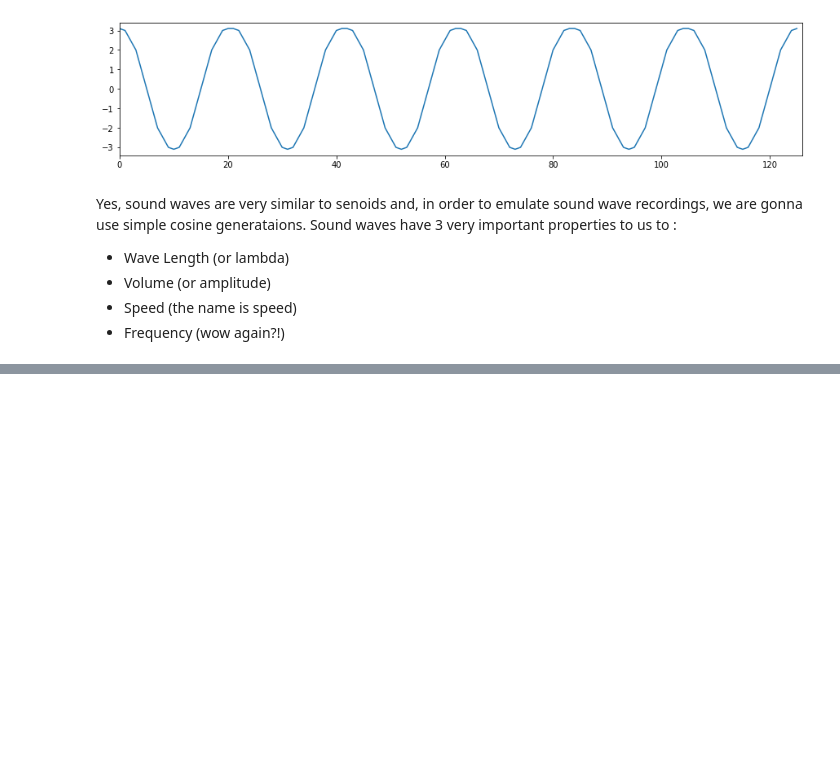
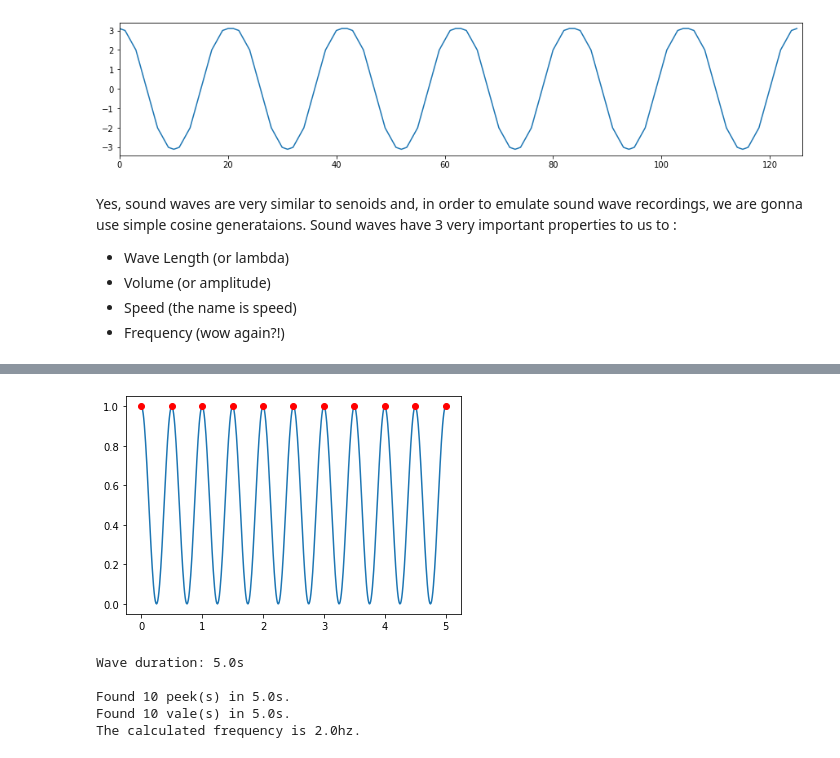
Before and after one commit to pedrogyrao/math_music, a Jupyter notebook: Text One.ipynb, the cells around one changed output, grey strips where cells are left out. Cells and saved outputs as stored; diff of their text form; code cells hidden in the pictures; blank space fills up the shorter version.

```diff
--- a/Text One.ipynb
+++ b/Text One.ipynb
@@ -113,0 +154,39 @@ Wave length
+# %%
+def find_frequency(signal, freq=sampling_frequency):
+    going_up = signal[0] > signal[1]
+    going_down = signal[0] < signal[1]
+
+    wave_length_s = len(signal) / freq
+    print(f'Wave duration: {wave_length_s}s')
+    print()
+    peeks, vales = 0, 0
+    sample_t_1 = signal[0]
+    for i, sample_t in enumerate(signal[1:]):
+        if (sample_t > signal[i]) and going_down:
+            peeks += 1
+            going_down = False
+            going_up = True
+
+        elif (signal[i] > sample_t) and going_up:
+            vales += 1
+            going_up = False
+            going_down = True
+
+        frequency = ((peeks + vales) / 2) / wave_length_s
+    print(f'Found {peeks} peek(s) in {wave_length_s}s.')
+    print(f'Found {vales} vale(s) in {wave_length_s}s.')
+    print(f'The calculated frequency is {frequency}hz.')
+    print()
+# %%
+cos_2hz = cosine(time_vector, 2)
+plt.plot(time_vector, cos_2hz)
+plot_freq_points(2, time, y_offset=1)
+plt.show()
+find_frequency(cos_2hz)
+# %% [output]
+[figure, added]
+Wave duration: 5.0s
+
+Found 10 peek(s) in 5.0s.
+Found 10 vale(s) in 5.0s.
+The calculated frequency is 2.0hz.
```
Also changed, not shown: parts of 13 cells of this notebook.
